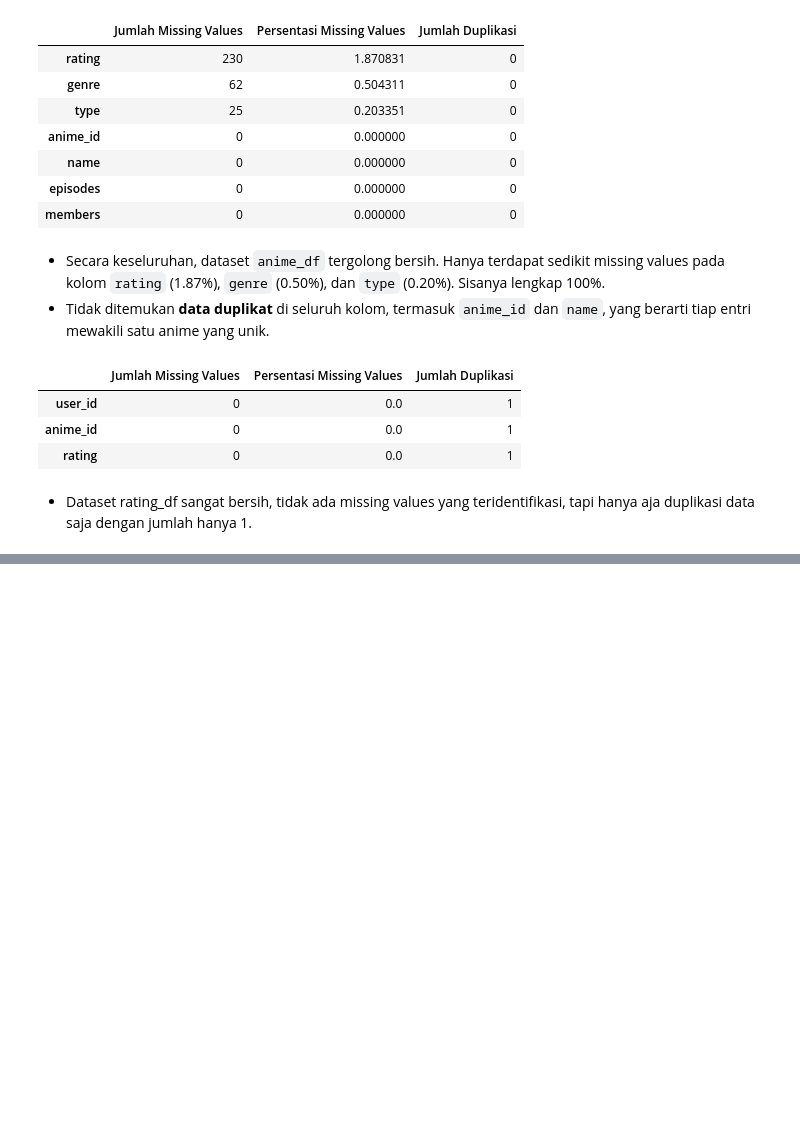
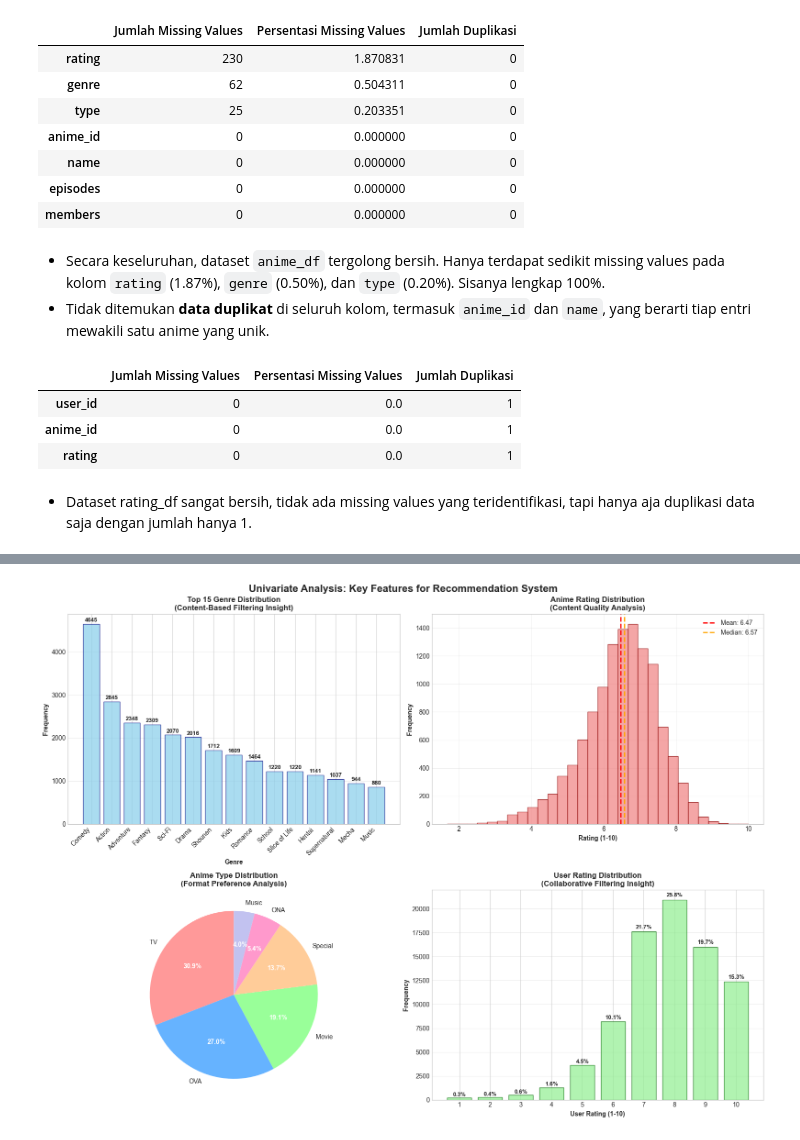
Before and after one commit to BagasNuryaman15/MLT_Final_SatriaDirgantaraNuryaman, a Jupyter notebook: anime-recommendations.ipynb, the cells around one changed output, grey strips where cells are left out. Drawn from its saved outputs; the diff is of its cells as text; code cells hidden in the pictures; blank space fills up the shorter version.

```diff
--- a/anime-recommendations.ipynb
+++ b/anime-recommendations.ipynb
@@ -255,0 +268,93 @@ display(missing_rating_df)
+# %%
+# Univariate Visualization - 4 Visualisasi Kunci untuk Recommendation System
+
+# Setup figure dengan 4 subplot
+fig, ax = plt.subplots(2, 2, figsize=(16, 12))
+fig.suptitle('Univariate Analysis: Key Features for Recommendation System', fontsize=16, fontweight='bold')
+
+# Preprocessing genre data
+all_genres = []
+for genres in anime_df['genre'].dropna():
+    genre_list = [g.strip() for g in str(genres).split(',')]
+    all_genres.extend(genre_list)
+
+genre_counts = pd.Series(all_genres).value_counts().head(15)
+
+# 1. Top 15 Genre Distribution - Content-Based Filtering Insight
+bars = ax[0, 0].bar(range(len(genre_counts)), genre_counts.values, color='skyblue', edgecolor='navy', alpha=0.7)
+ax[0, 0].set_title('Top 15 Genre Distribution\n(Content-Based Filtering Insight)', fontweight='bold', fontsize=12)
+ax[0,0].set_xlabel('Genre', fontweight='bold')
+ax[0,0].set_ylabel('Frequency', fontweight='bold')
+ax[0,0].set_xticks(range(len(genre_counts)))
+ax[0,0].set_xticklabels(genre_counts.index, rotation=45, ha='right')
+
+# Menambahkan annotasi di atas bar
+for i, bar in enumerate(bars):
+    height = bar.get_height()
+    ax[0,0].text(bar.get_x() + bar.get_width()/2., height + 20,
+             f'{int(height)}', ha='center', va='bottom', fontweight='bold', fontsize=9)
+
+ax[0,0].grid(axis='y', alpha=0.3)
+
+# 2. Distribusi Rating Anime - Kualitas Konten
+
+ax[0, 1].hist(anime_df['rating'].dropna(), bins=30, color='lightcoral', edgecolor='darkred', alpha=0.7)
+ax[0, 1].axvline(anime_df['rating'].mean(), color='red', linestyle='--', linewidth=2, label=f'Mean: {anime_df["rating"].mean():.2f}')
+ax[0, 1].axvline(anime_df['rating'].median(), color='orange', linestyle='--', linewidth=2, label=f'Median: {anime_df["rating"].median():.2f}')
+ax[0, 1].set_title('Anime Rating Distribution\n(Content Quality Analysis)', fontweight='bold', fontsize=12)
+ax[0, 1].set_xlabel('Rating (1-10)', fontweight='bold')
+ax[0, 1].set_ylabel('Frequency', fontweight='bold')
+ax[0, 1].legend()
+ax[0, 1].grid(alpha=0.3)
+
+# 3. Distribusi Type Anime
+type_counts = anime_df['type'].value_counts()
+wedges, texts, autotexts = ax[1, 0].pie(type_counts.values, labels=type_counts.index, autopct='%1.1f%%',
+                                   startangle=90, colors=['#ff9999', '#66b3ff', '#99ff99', '#ffcc99', '#ff99cc', '#c2c2f0'])
+ax[1, 0].set_title('Anime Type Distribution\n(Format Preference Analysis)', fontweight='bold', fontsize=12)
+
+# Styling pie chart
+for autotext in autotexts:
+    autotext.set_color('white')
+    autotext.set_fontweight('bold')
+
+# 4. Distribusi User Ratings (dari rating_df) - Collaborative Filtering Insight
+# Mengambil sample untuk performa (100k data)
+rating_sample = rating_df.sample(n=100000, random_state=42)
+user_rating_dist = rating_sample[rating_sample['rating'] != -1]['rating']
+
+
+bars4 = ax[1, 1].bar(user_rating_dist.value_counts().sort_index().index,
+               user_rating_dist.value_counts().sort_index().values,
+               color='lightgreen', edgecolor='darkgreen', alpha=0.7)
+ax[1, 1].set_title('User Rating Distribution\n(Collaborative Filtering Insight)', fontweight='bold', fontsize=12)
+ax[1, 1].set_xlabel('User Rating (1-10)', fontweight='bold')
+ax[1, 1].set_ylabel('Frequency', fontweight='bold')
+ax[1, 1].set_xticks(range(1, 11))
+
+# Antonasi di atas bar
+total_ratings = len(user_rating_dist)
+for bar in bars4:
+    height = bar.get_height()
+    percentage = (height / total_ratings) * 100
+    ax[1, 1].text(bar.get_x() + bar.get_width()/2., height + height*0.01,
+             f'{percentage:.1f}%', ha='center', va='bottom', fontweight='bold', fontsize=9)
+
+ax[1, 1].grid(axis='y', alpha=0.3)
+
+plt.tight_layout()
+plt.show()
+
+# Tampilkan insights penting
+print('='*60)
+print('KEY INSIGHTS DARI UNIVARIATE ANALYSIS VISUALIZATION')
+print('='*60)
+print(f'- Total Keragaman Genre: {len(pd.Series(all_genres).unique())} Nilai Unik')
+print(f'- Genre Paling Populer: {genre_counts.index[0]} ({genre_counts.iloc[0]} anime)')
+print(f'- Rata rata rating anime: {anime_df["rating"].mean():.2f}/10')
+print(f'- Preferensi Rating Pengguna: {user_rating_dist.mean():.2f} rata rata')
+print(f'- Rating Users Paling Umum: {user_rating_dist.mode().iloc[0]}/10')
+print(f'- Rating distribution skew: {"Positive bias" if user_rating_dist.mean() > 5.5 else "Negative bias"}')
+print(f'- Tipe Paling Umum: {type_counts.index[0]} ({type_counts.iloc[0]} anime)')
+# %% [output]
+[figure, added]
```
Also changed, not shown: parts of 11 cells of this notebook, 5 other files.
